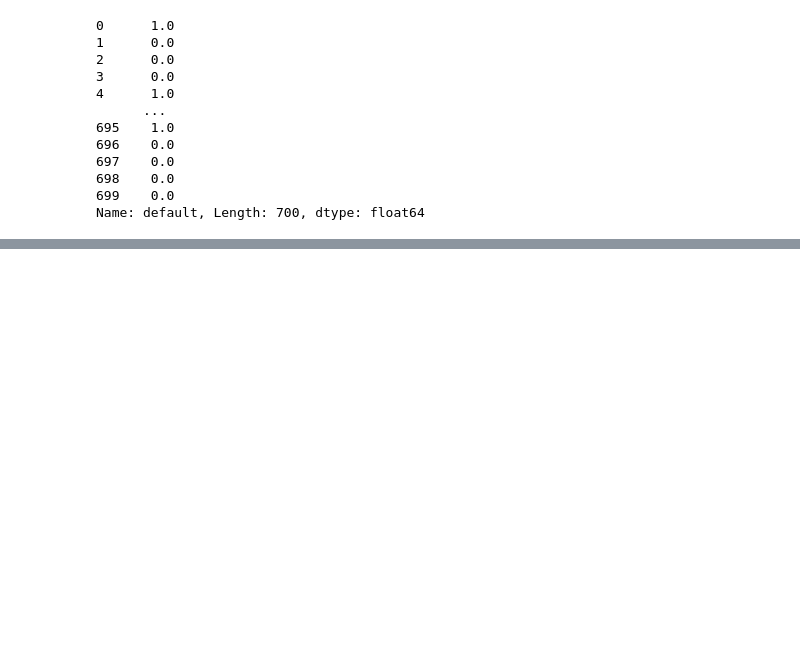
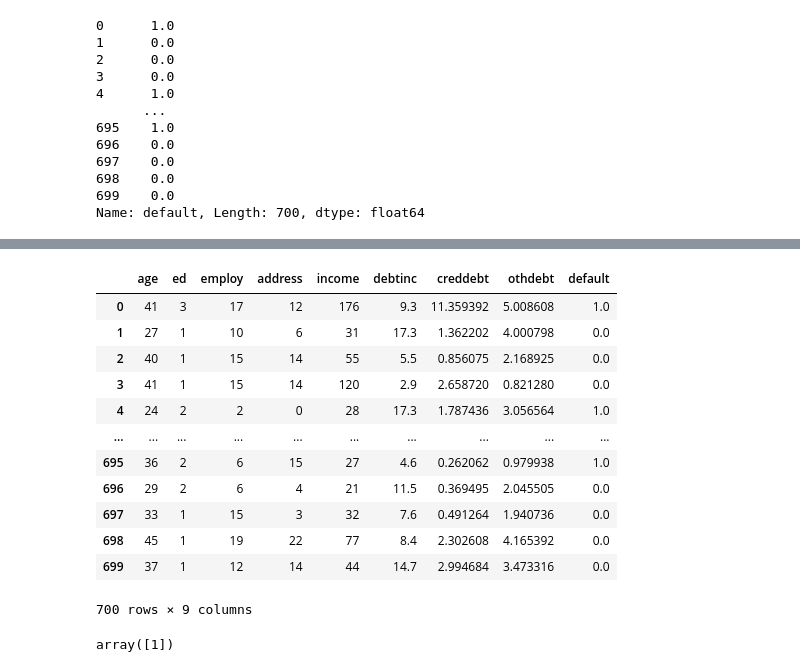
Before and after one commit to Namir50/Credit-Risk-Prediction, a Jupyter notebook: Model/credit_risk_prediction.ipynb, the cells around one changed output, grey strips where cells are left out. Drawn from its saved outputs; the diff is of its cells as text; code cells hidden in the pictures; blank space fills up the shorter version.

Commit message:
Final prediction

```diff
--- a/Model/credit_risk_prediction.ipynb
+++ b/Model/credit_risk_prediction.ipynb
@@ -220,0 +247,20 @@ print(confusion_matrix(Y_test,y_pred))
+# %%
+df
+# %% [output]
+|  | age | ed | employ | address | income | debtinc | creddebt | othdebt | default |
+| 0 | 41 | 3 | 17 | 12 | 176 | 9.3 | 11.359392 | 5.008608 | 1.0 |
+| 1 | 27 | 1 | 10 | 6 | 31 | 17.3 | 1.362202 | 4.000798 | 0.0 |
+| 2 | 40 | 1 | 15 | 14 | 55 | 5.5 | 0.856075 | 2.168925 | 0.0 |
+| 3 | 41 | 1 | 15 | 14 | 120 | 2.9 | 2.658720 | 0.821280 | 0.0 |
+| 4 | 24 | 2 | 2 | 0 | 28 | 17.3 | 1.787436 | 3.056564 | 1.0 |
+| ... | ... | ... | ... | ... | ... | ... | ... | ... | ... |
+| 695 | 36 | 2 | 6 | 15 | 27 | 4.6 | 0.262062 | 0.979938 | 1.0 |
+| 696 | 29 | 2 | 6 | 4 | 21 | 11.5 | 0.369495 | 2.045505 | 0.0 |
+| 697 | 33 | 1 | 15 | 3 | 32 | 7.6 | 0.491264 | 1.940736 | 0.0 |
+| 698 | 45 | 1 | 19 | 22 | 77 | 8.4 | 2.302608 | 4.165392 | 0.0 |
+| 699 | 37 | 1 | 12 | 14 | 44 | 14.7 | 2.994684 | 3.473316 | 0.0 |
+700 rows × 9 columns
+# %%
+grid.predict(scaler.transform([[22,12,3,6,70,2.0,0.2,0.3]])).astype('int')
+# %% [output]
+array([1])
```
Also changed, not shown: parts of 13 cells of this notebook.
